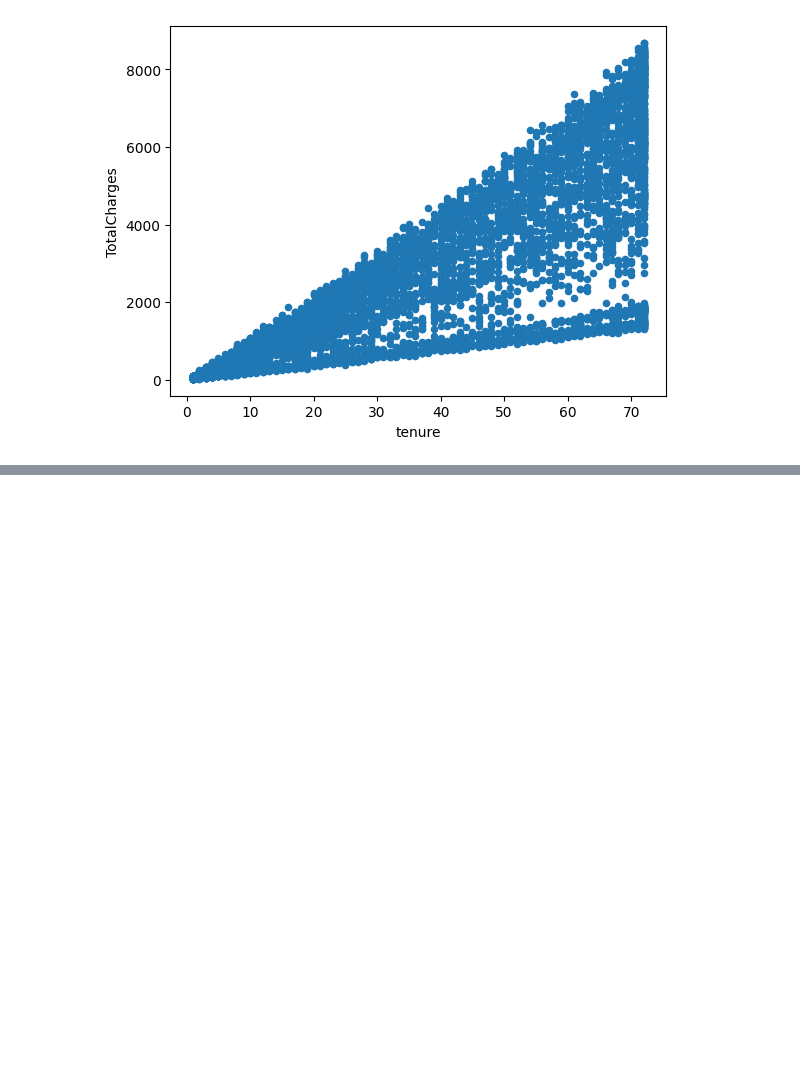
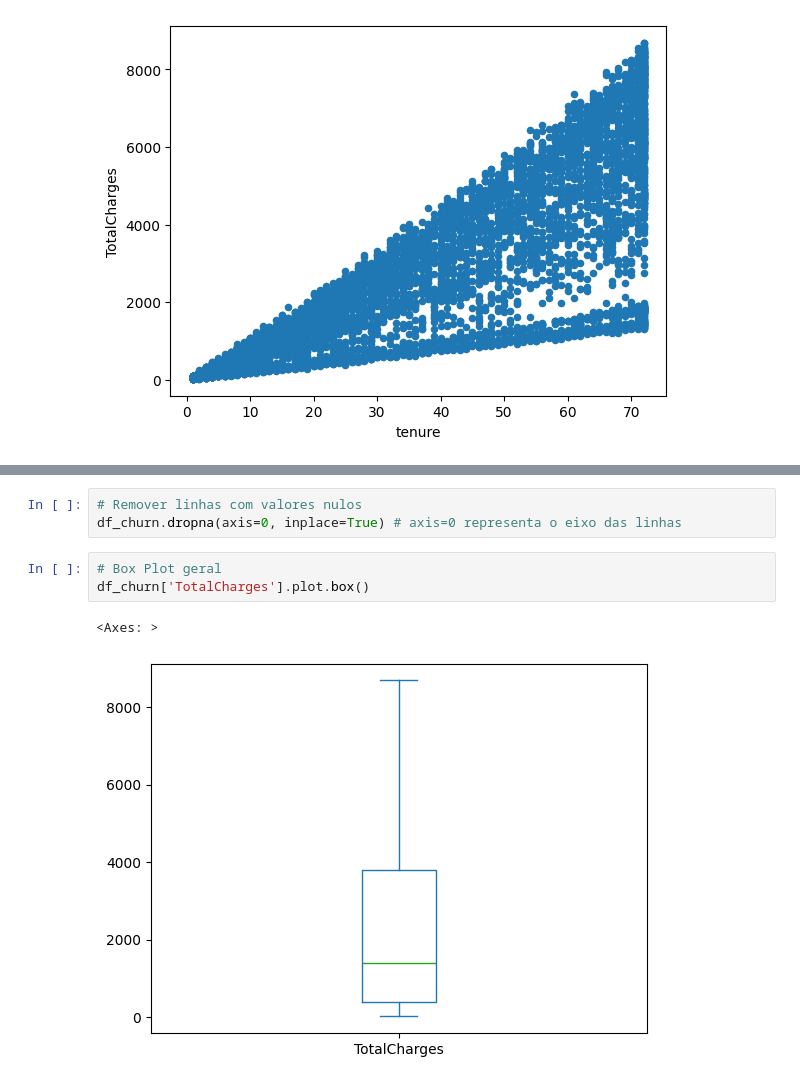
Before and after one commit to SeleneNoir/EDA_Aula-Datasets, a Jupyter notebook: eda_churn.ipynb, the cells around one changed output, grey strips where cells are left out. Drawn from its saved outputs; the diff is of its cells as text; blank space fills up the shorter version.

```diff
--- a/eda_churn.ipynb
+++ b/eda_churn.ipynb
@@ -906,0 +929,9 @@ df_churn.plot.scatter(x='tenure', y='TotalCharges')
+# %%
+# Remover linhas com valores nulos
+df_churn.dropna(axis=0, inplace=True) # axis=0 representa o eixo das linhas
+# %%
+# Box Plot geral
+df_churn['TotalCharges'].plot.box()
+# %% [output]
+<Axes: >
+[figure, added]
```
Also changed, not shown: parts of 11 cells of this notebook.
